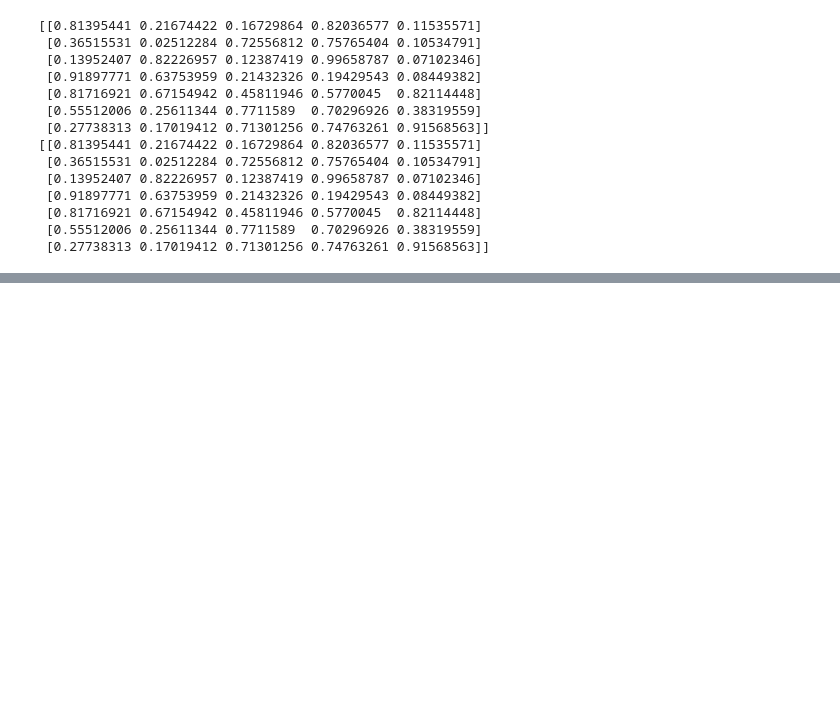
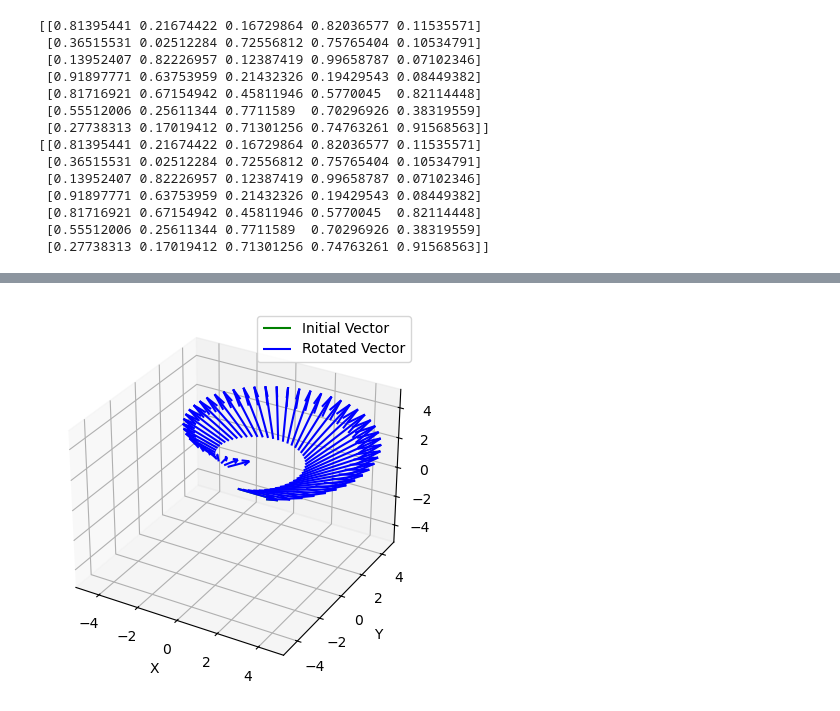
Before and after one commit to chenghuailin/trajectory_optimization_matrix_lie_groups, a Jupyter notebook: develop_general.ipynb, the cells around one changed output, grey strips where cells are left out. Cells and saved outputs as stored; diff of their text form; code cells hidden in the pictures; blank space fills up the shorter version.

```diff
--- a/develop_general.ipynb
+++ b/develop_general.ipynb
@@ -557,0 +419,53 @@ class ErrorStateSE3Dynamics(BaseDynamics):
+# %%
+import numpy as np
+import matplotlib.pyplot as plt
+from mpl_toolkits.mplot3d import Axes3D
+from pyquaternion import Quaternion
+
+# Define an initial vector
+initial_vector = np.array([2, 0, 0])  # Example initial vector
+
+# Initialize the plot
+fig = plt.figure()
+ax = fig.add_subplot(111, projection='3d')
+
+# Plot the initial vector
+ax.quiver(0, 0, 0, initial_vector[0], initial_vector[1], initial_vector[2], color='g', label='Initial Vector')
+
+# Loop through quaternion data to plot rotated vectors
+for i in range(0, Nsim + 1, int((Nsim + 1) / 50)):  # Plot every 50th quaternion for visualization
+    quat = Quaternion(X_ref[i, :4])  # Extract the quaternion from the X_ref data
+    rot_matrix = quat.rotation_matrix  # Get the rotation matrix from the quaternion
+    rotated_vector = rot_matrix @ initial_vector  # Apply the rotation to the initial vector
+
+    # Assume position is [0, 0, 0] for simplicity in this example
+    position = np.array([0, 0, 0])
+    # Extract the position if available; here, it's set to origin
+    position = X_ref[i, 4:]
+    rotated_vector = rotated_vector + position
+
+    # Plot the rotated vector
+    ax.quiver(position[0], position[1], position[2],
+              rotated_vector[0], rotated_vector[1], rotated_vector[2],
+              color='b', length=1, label='Rotated Vector' if i == 0 else '')
+
+# Set the limits for the axes
+lim = 5
+ax.set_xlim([-lim, lim])  # Adjusted limits for better visualization
+ax.set_ylim([-lim, lim])
+ax.set_zlim([-lim, lim])
+
+# ax.autoscale()
+
+# Add a legend to the plot
+ax.legend()
+
+# Set axis labels
+ax.set_xlabel('X')
+ax.set_ylabel('Y')
+ax.set_zlabel('Z')
+
+# Display the plot
+plt.show()
+# %% [output]
+[figure, added]
```
Also changed, not shown: parts of 16 cells of this notebook, 1 other file.
